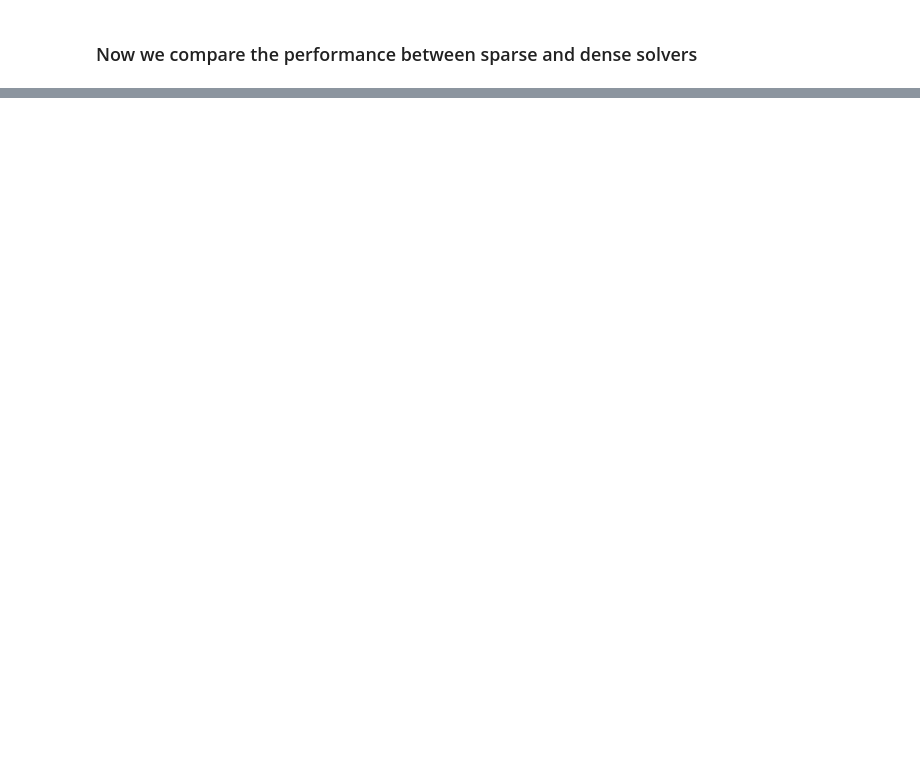
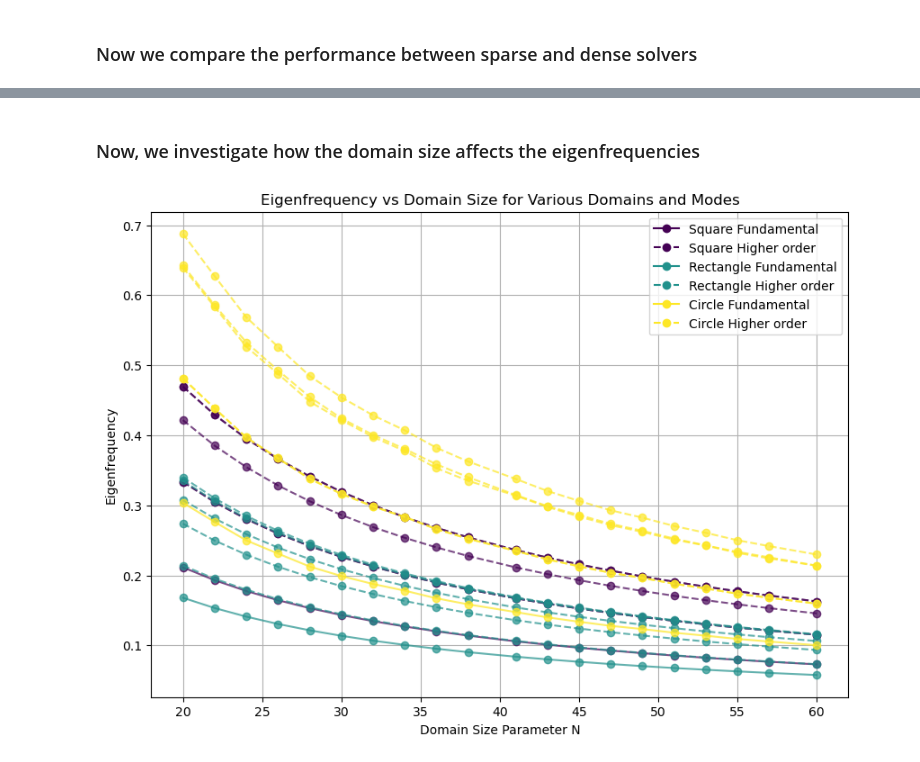
Before and after one commit to marv50/Scientific-Computing-Set-3, a Jupyter notebook: notebook.ipynb, the cells around one changed output, grey strips where cells are left out. Drawn from its saved outputs; the diff is of its cells as text; code cells hidden in the pictures; blank space fills up the shorter version.

```diff
--- a/notebook.ipynb
+++ b/notebook.ipynb
@@ -67,0 +68,8 @@ Eigenvalues from the last run of the dense solver:
+# %% [markdown]
+### Now, we investigate how the domain size affects the eigenfrequencies
+# %%
+N_values = np.linspace(20, 60, 20, dtype=int)
+
+plot_domains_frequency_vs_N(domains, N_values, solver="sparse", k=6)
+# %% [output]
+[figure, added]
```
Also changed, not shown: parts of 2 cells of this notebook, 2 other files.
